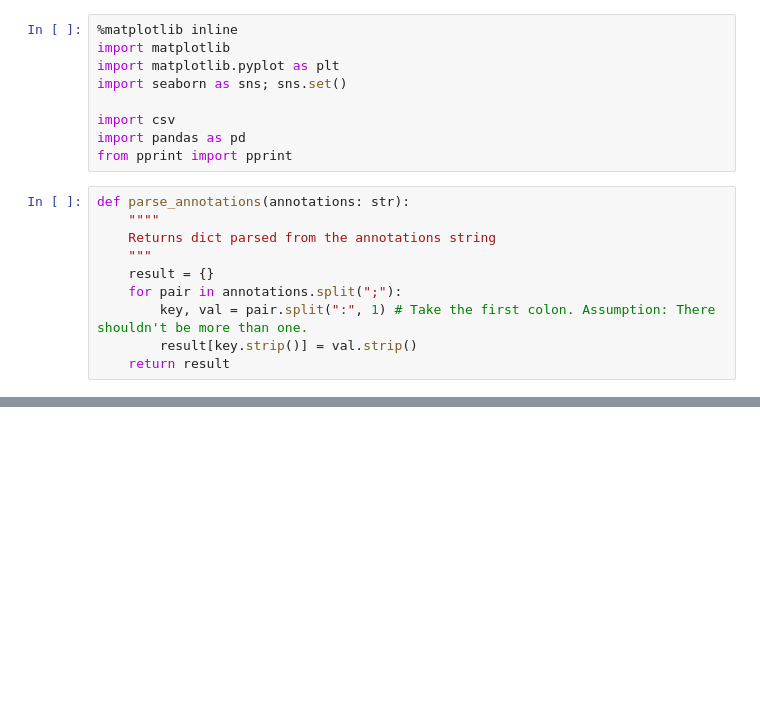
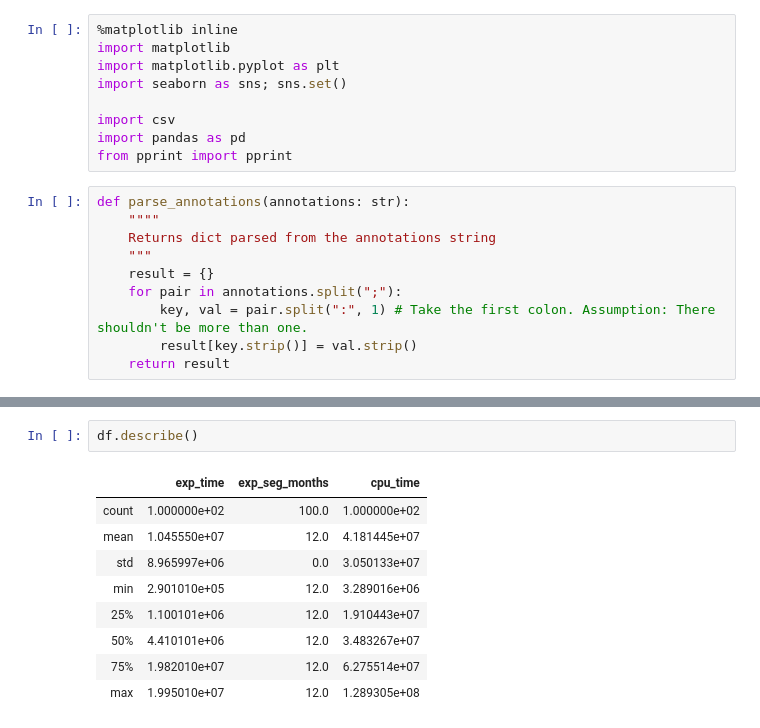
Before and after one commit to NOAA-GFDL/epmt, a Jupyter notebook: notebooks/JK_EPMT_Play1.ipynb, the cells around one changed output, grey strips where cells are left out. Cells and saved outputs as stored; diff of their text form; blank space fills up the shorter version.

```diff
--- a/notebooks/JK_EPMT_Play1.ipynb
+++ b/notebooks/JK_EPMT_Play1.ipynb
@@ -59,0 +104,12 @@ print(data)
+# %%
+df.describe()
+# %% [output]
+|  | exp_time | exp_seg_months | cpu_time |
+| count | 1.000000e+02 | 100.0 | 1.000000e+02 |
+| mean | 1.045550e+07 | 12.0 | 4.181445e+07 |
+| std | 8.965997e+06 | 0.0 | 3.050133e+07 |
+| min | 2.901010e+05 | 12.0 | 3.289016e+06 |
+| 25% | 1.100101e+06 | 12.0 | 1.910443e+07 |
+| 50% | 4.410101e+06 | 12.0 | 3.483267e+07 |
+| 75% | 1.982010e+07 | 12.0 | 6.275514e+07 |
+| max | 1.995010e+07 | 12.0 | 1.289305e+08 |
```
Also changed, not shown: parts of 14 cells of this notebook.
